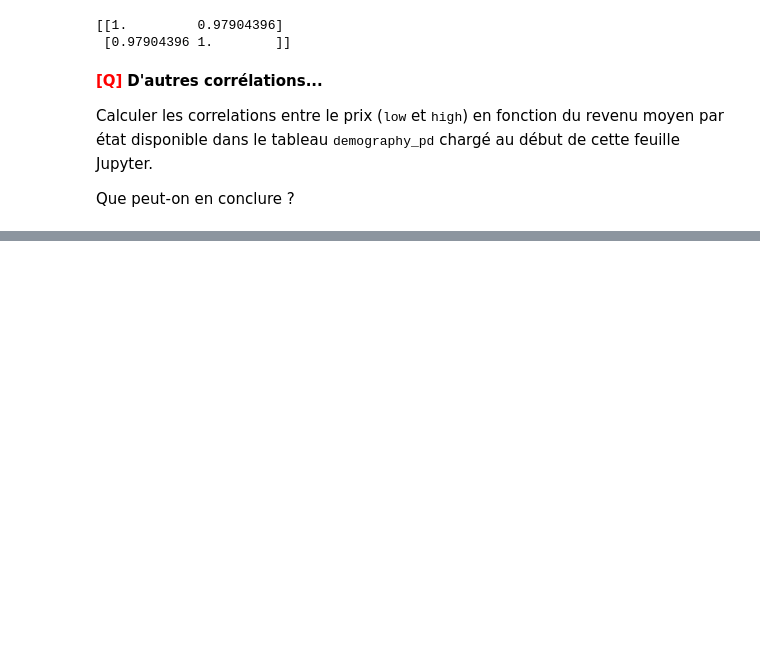
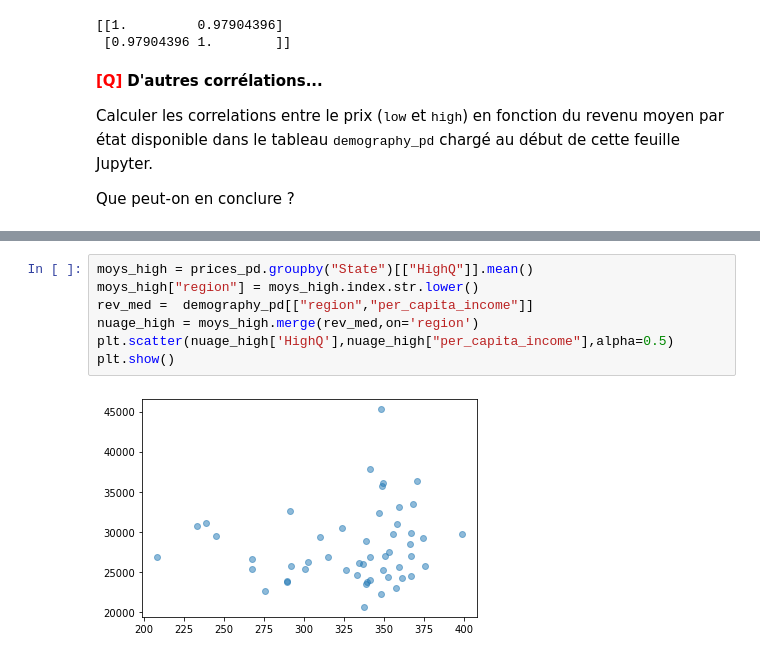
Before and after one commit to baris221/LU3IN026_TME, a Jupyter notebook: TME1/tme-01-Kaftancioglu-Tawbi.ipynb, the cells around one changed output, grey strips where cells are left out. Saved outputs shown, nothing was run; the diff lists cells and outputs as text; blank space fills up the shorter version.

```diff
--- a/TME1/tme-01-Kaftancioglu-Tawbi.ipynb
+++ b/TME1/tme-01-Kaftancioglu-Tawbi.ipynb
@@ -878,0 +859,9 @@ demography_pd
+# %%
+moys_high = prices_pd.groupby("State")[["HighQ"]].mean()
+moys_high["region"] = moys_high.index.str.lower()
+rev_med =  demography_pd[["region","per_capita_income"]]
+nuage_high = moys_high.merge(rev_med,on='region')
+plt.scatter(nuage_high['HighQ'],nuage_high["per_capita_income"],alpha=0.5)
+plt.show()
+# %% [output]
+[figure, added]
```
Also changed, not shown: parts of 4 cells of this notebook.
